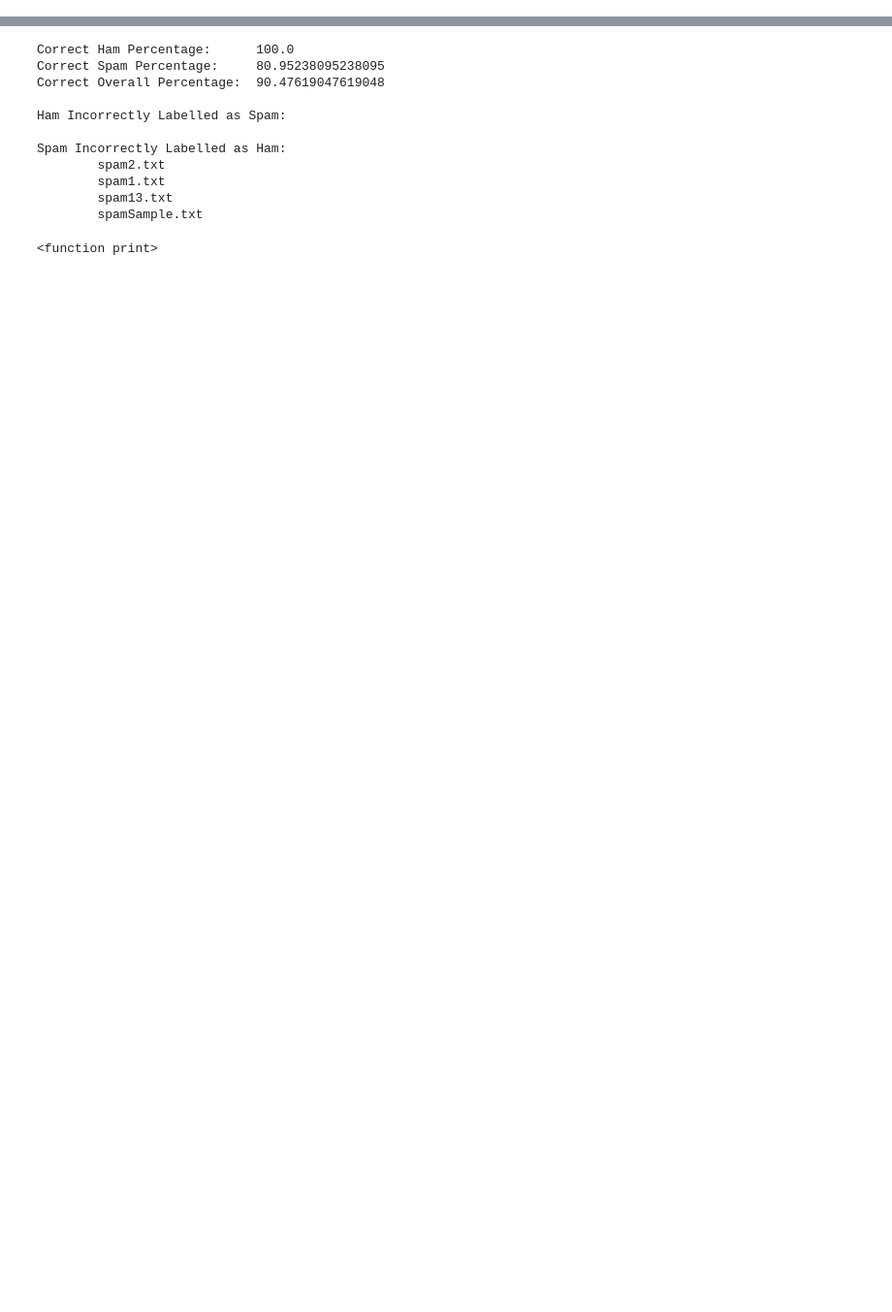
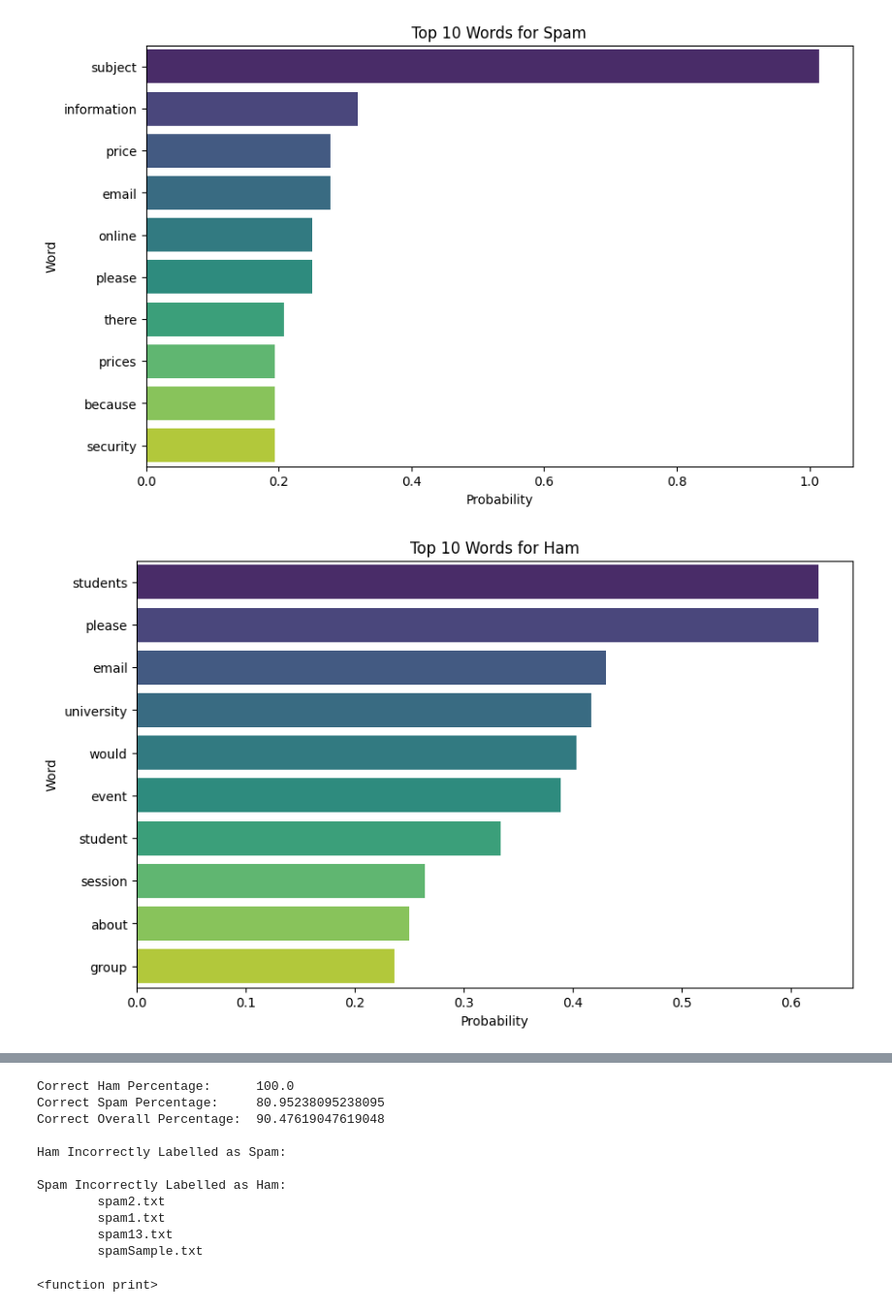
Before and after one commit to Ozziekins/nb-email-filter, a Jupyter notebook: nb_model/AI_Project.ipynb, the cells around one changed output, grey strips where cells are left out. Shown at 97% size. Drawn from its saved outputs; the diff is of its cells as text; code cells hidden in the pictures; blank space fills up the shorter version.

```diff
--- a/nb_model/AI_Project.ipynb
+++ b/nb_model/AI_Project.ipynb
@@ -216,6 +219,9 @@ plot_word_probabilities(classifier, word_list)
 # %%
-classifier.plot_most_common_words('spam', num_words=10)
-classifier.plot_most_common_words('ham', num_words=10)
+classifier.plot_most_common_words('spam', num_words=10, min_word_length=4)
+classifier.plot_most_common_words('ham', num_words=10, min_word_length=4)
+# %% [output]
+[figure, added]
+[figure, added]
 # %%
 email_1 = """
 Thank you for your purchase. We appreciate your business and want to ensure your satisfaction.
```
Also changed, not shown: parts of 4 cells of this notebook.
